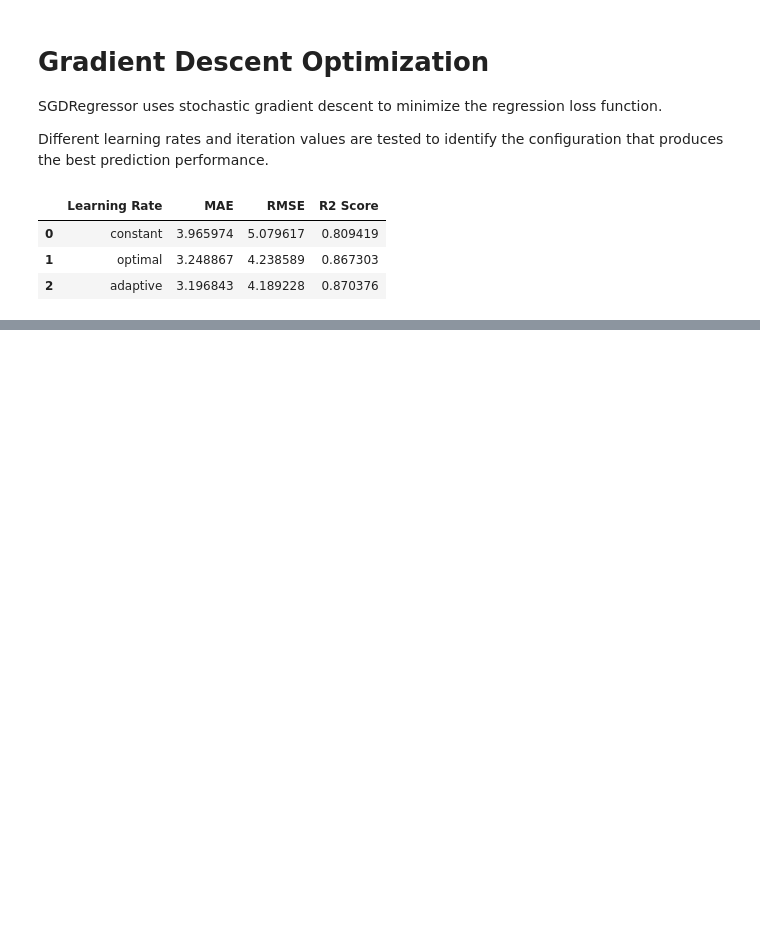
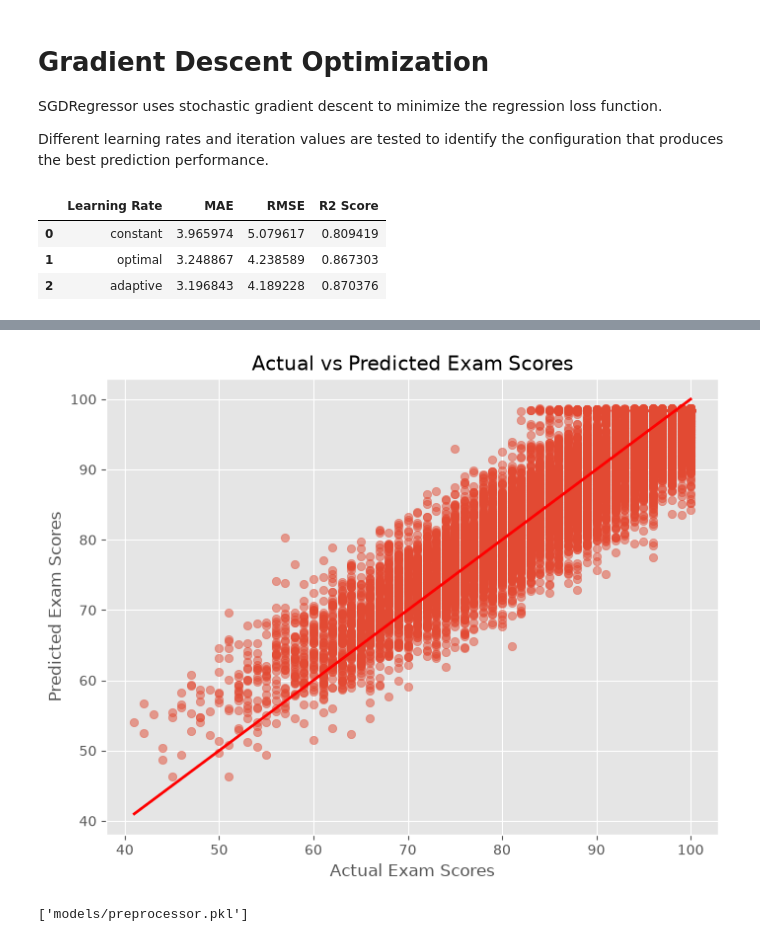
Before and after one commit to Abejirin-King/Regression-Analysis-Mobile-Application, a Jupyter notebook: summative/linear_regression/multivariate.ipynb, the cells around one changed output, grey strips where cells are left out. Drawn from its saved outputs; the diff is of its cells as text; code cells hidden in the pictures; blank space fills up the shorter version.

```diff
--- a/summative/linear_regression/multivariate.ipynb
+++ b/summative/linear_regression/multivariate.ipynb
@@ -686,0 +699,10 @@ sgd_results_df
+# %%
+models = {
+    "Linear Regression": LinearRegression(),
+    "Ridge Regression": Ridge(alpha=1.0),
+    "SGD Regression": SGDRegressor(
+        random_state=42,
+        max_iter=5000,
+        learning_rate="optimal"
+    )
+}
@@ -686,0 +713,9 @@ sgd_results_df
+# %%
+trained_models = {}
+predictions = {}
+
+for name, model in models.items():
+    model.fit(X_train, y_train)
+
+    trained_models[name] = model
+    predictions[name] = model.predict(X_test)
@@ -686,0 +887,37 @@ sgd_results_df
+# %%
+best_model = trained_models["Linear Regression"]
+
+predictions = best_model.predict(X_test)
+
+plt.figure(figsize=(8,6))
+
+plt.scatter(
+    y_test,
+    predictions,
+    alpha=0.5
+)
+
+plt.plot(
+    [y_test.min(), y_test.max()],
+    [y_test.min(), y_test.max()],
+    color="red",
+    linewidth=2
+)
+
+plt.xlabel("Actual Exam Scores")
+plt.ylabel("Predicted Exam Scores")
+plt.title("Actual vs Predicted Exam Scores")
+
+plt.show()
+# %% [output]
+[figure, added]
+# %%
+import os
+
+os.makedirs("models", exist_ok=True)
+
+joblib.dump(best_model, "models/best_model.pkl")
+joblib.dump(scaler, "models/scaler.pkl")
+joblib.dump(preprocessor, "models/preprocessor.pkl")
+# %% [output]
+['models/preprocessor.pkl']
```
Also changed, not shown: parts of 14 cells of this notebook, 3 other files.
